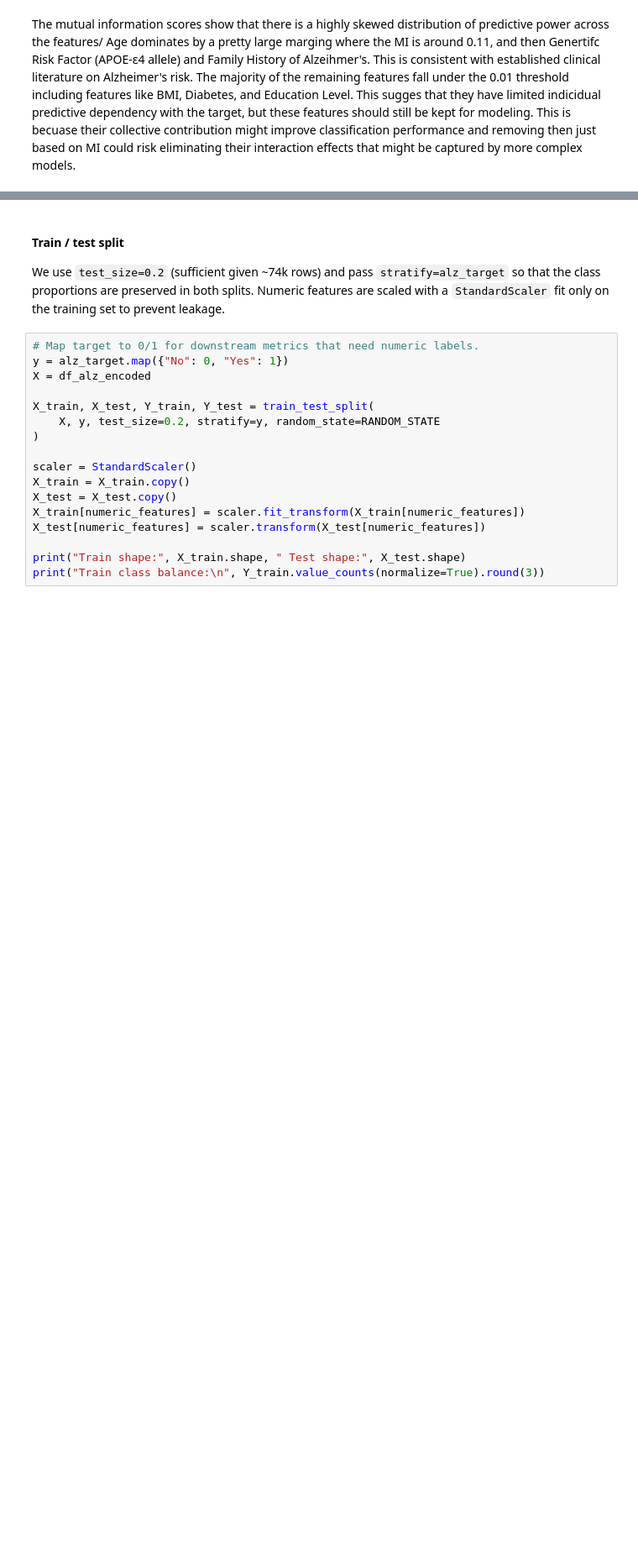
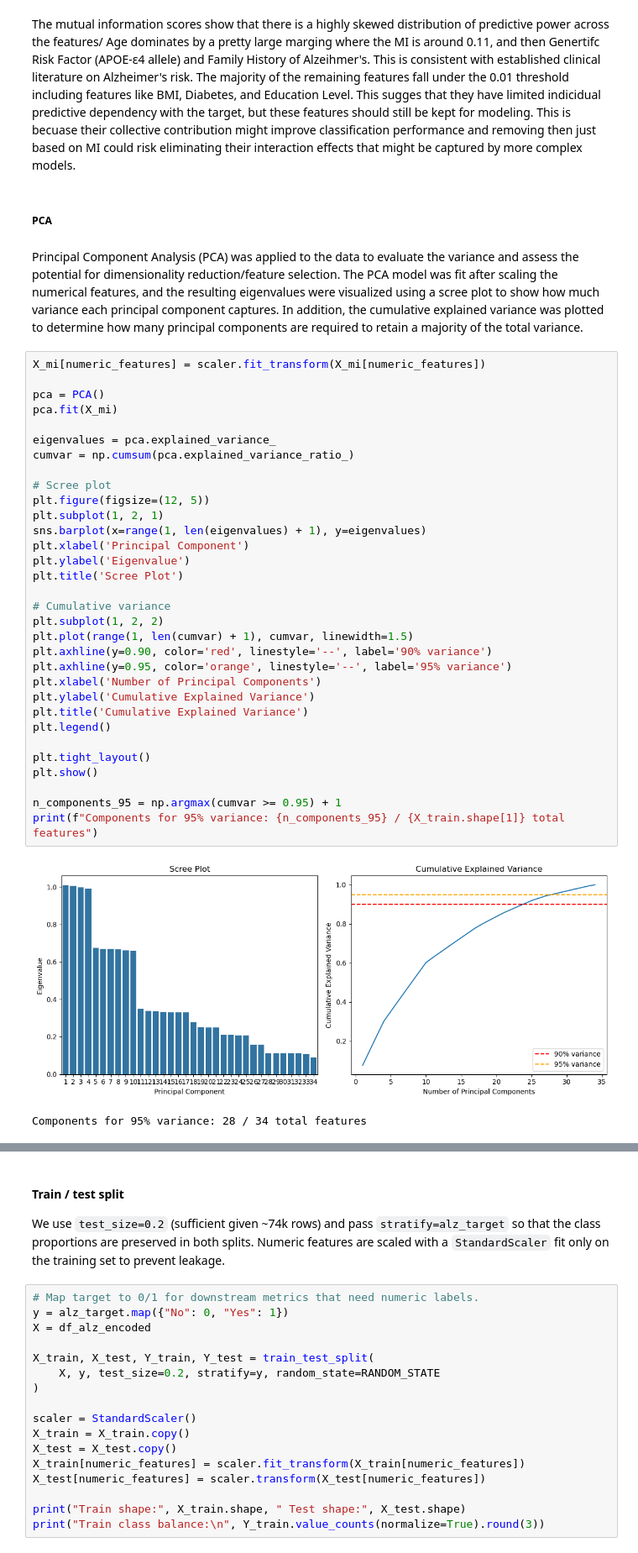
Before and after one commit to Zander-Rothering/Chem277a_Project_II, a Jupyter notebook: Project_II.ipynb, the cells around one changed output, grey strips where cells are left out. Shown at 84% size. Saved outputs shown, nothing was run; the diff lists cells and outputs as text; blank space fills up the shorter version.

Commit message:
Updated formatting and added model discussion

```diff
--- a/Project_II.ipynb
+++ b/Project_II.ipynb
@@ -356,2 +351,41 @@ plt.show()
 # %% [markdown]
 The mutual information scores show that there is a highly skewed distribution of predictive power across the features/ Age dominates by a pretty large marging where the MI is around 0.11, and then Genertifc Risk Factor (APOE-ε4 allele) and Family History of Alzeihmer's. This is consistent with established clinical literature on Alzheimer's risk. The majority of the remaining features fall under the 0.01 threshold including features like BMI, Diabetes, and Education Level. This sugges that they have limited indicidual predictive dependency with the target, but these features should still be kept for modeling. This is becuase their collective contribution might improve classification performance and removing then just based on MI could risk eliminating their interaction effects that might be captured by more complex models.
+# %% [markdown]
+##### PCA
+# %% [markdown]
+Principal Component Analysis (PCA) was applied to the data to evaluate the variance and assess the potential for dimensionality reduction/feature selection. The PCA model was fit after scaling the numerical features, and the resulting eigenvalues were visualized using a scree plot to show how much variance each principal component captures. In addition, the cumulative explained variance was plotted to determine how many principal components are required to retain a majority of the total variance.
+# %%
+X_mi[numeric_features] = scaler.fit_transform(X_mi[numeric_features])
+
+pca = PCA()
+pca.fit(X_mi)
+
+eigenvalues = pca.explained_variance_
+cumvar = np.cumsum(pca.explained_variance_ratio_)
+
+# Scree plot
+plt.figure(figsize=(12, 5))
+plt.subplot(1, 2, 1)
+sns.barplot(x=range(1, len(eigenvalues) + 1), y=eigenvalues)
+plt.xlabel('Principal Component')
+plt.ylabel('Eigenvalue')
+plt.title('Scree Plot')
+
+# Cumulative variance
+plt.subplot(1, 2, 2)
+plt.plot(range(1, len(cumvar) + 1), cumvar, linewidth=1.5)
+plt.axhline(y=0.90, color='red', linestyle='--', label='90% variance')
+plt.axhline(y=0.95, color='orange', linestyle='--', label='95% variance')
+plt.xlabel('Number of Principal Components')
+plt.ylabel('Cumulative Explained Variance')
+plt.title('Cumulative Explained Variance')
+plt.legend()
+
+plt.tight_layout()
+plt.show()
+
+n_components_95 = np.argmax(cumvar >= 0.95) + 1
+print(f"Components for 95% variance: {n_components_95} / {X_train.shape[1]} total features")
+# %% [output]
+[figure, added]
+Components for 95% variance: 28 / 34 total features
```
Also changed, not shown: parts of 26 cells of this notebook.
